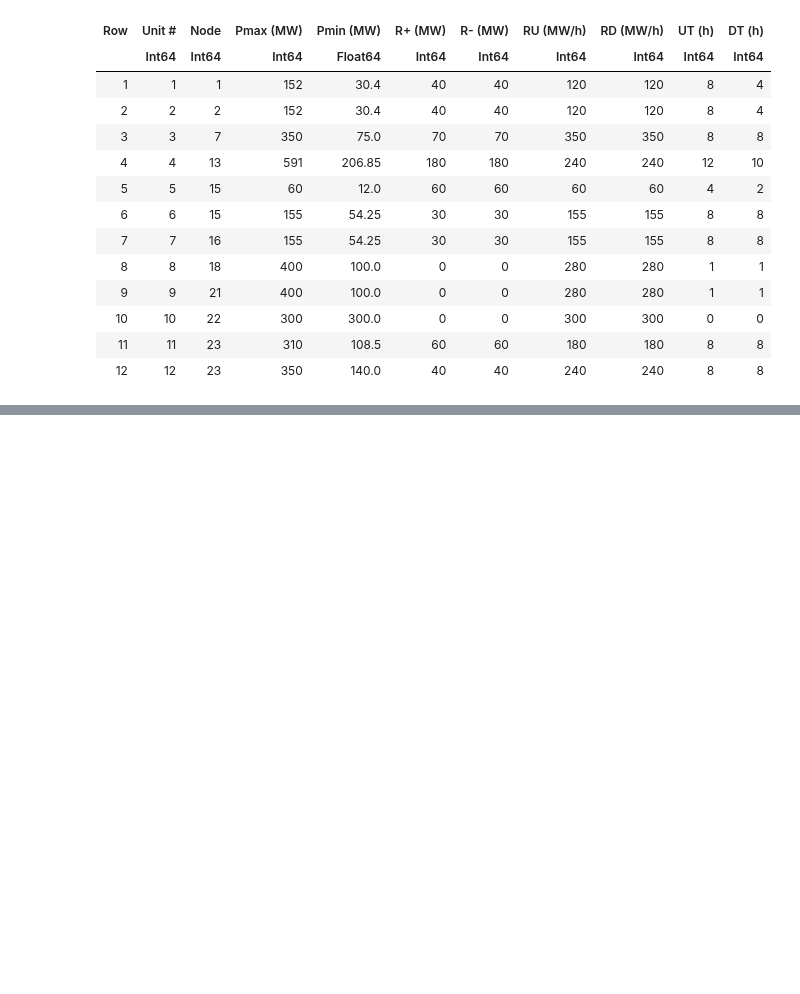
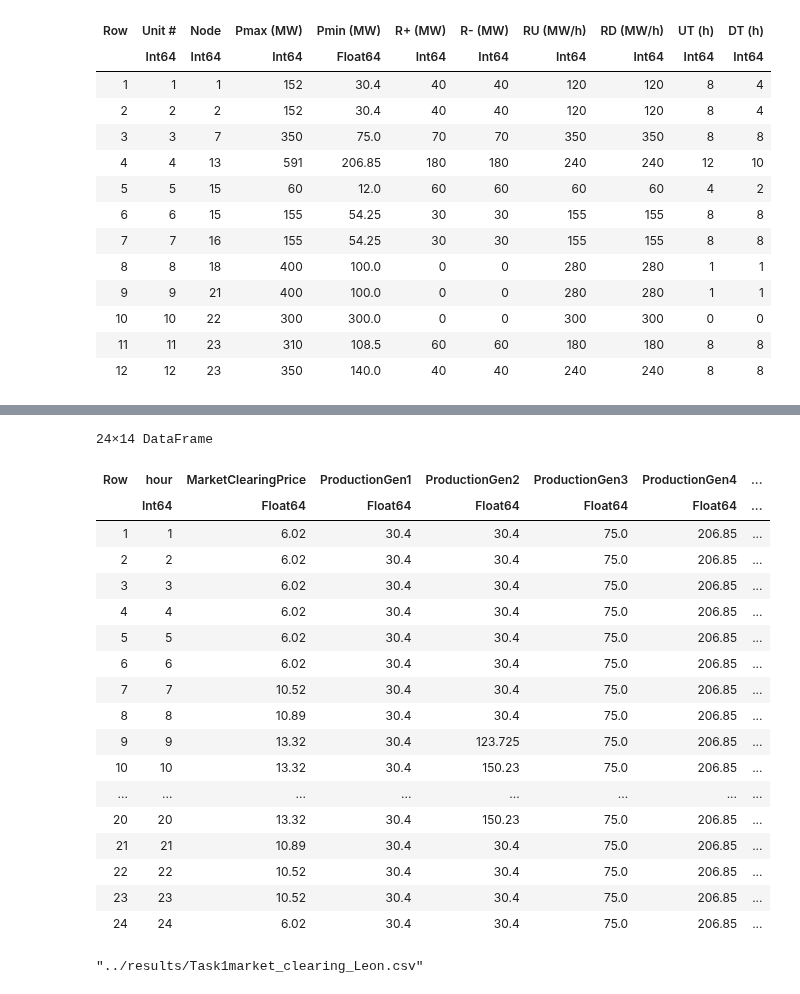
Before and after one commit to Max-f123/Renewables_in_Electricity_Markets, a Jupyter notebook: Task1/model1_Leon.ipynb, the cells around one changed output, grey strips where cells are left out. Drawn from its saved outputs; the diff is of its cells as text; code cells hidden in the pictures; blank space fills up the shorter version.

Commit message:
Complete Simple market clearing and included the calculation of the market clrearing price

```diff
--- a/Task1/model1_Leon.ipynb
+++ b/Task1/model1_Leon.ipynb
@@ -27,3 +27,12 @@ capacity = CSV.File("../data/technical_data_generation.csv") |> DataFrame
 | 10 | 10 | 22 | 300 | 300.0 | 0 | 0 | 300 | 300 | 0 | 0 |
 | 11 | 11 | 23 | 310 | 108.5 | 60 | 60 | 180 | 180 | 8 | 8 |
 | 12 | 12 | 23 | 350 | 140.0 | 40 | 40 | 240 | 240 | 8 | 8 |
+# %%
+#Initialize data frame for outcome of optimization problem
+MarketClearingResults_df = DataFrame(hour=Int[],MarketClearingPrice = Float64[])
+
+#Add production and profit column for each generator
+for i in 1:size(offer, 1)
+    MarketClearingResults_df[!, Symbol("ProductionGen$i")] = Float64[]
+    #MarketClearingResults_df[!, Symbol("ProfitGen$i")] = Float64[]
+end
@@ -29,0 +108,27 @@ capacity = CSV.File("../data/technical_data_generation.csv") |> DataFrame
+# %%
+MarketClearingResults_df
+# %% [output]
+24×14 DataFrame
+| Row | hour | MarketClearingPrice | ProductionGen1 | ProductionGen2 | ProductionGen3 | ProductionGen4 | ... |
+|  | Int64 | Float64 | Float64 | Float64 | Float64 | Float64 | ... |
+| 1 | 1 | 6.02 | 30.4 | 30.4 | 75.0 | 206.85 | ... |
+| 2 | 2 | 6.02 | 30.4 | 30.4 | 75.0 | 206.85 | ... |
+| 3 | 3 | 6.02 | 30.4 | 30.4 | 75.0 | 206.85 | ... |
+| 4 | 4 | 6.02 | 30.4 | 30.4 | 75.0 | 206.85 | ... |
+| 5 | 5 | 6.02 | 30.4 | 30.4 | 75.0 | 206.85 | ... |
+| 6 | 6 | 6.02 | 30.4 | 30.4 | 75.0 | 206.85 | ... |
+| 7 | 7 | 10.52 | 30.4 | 30.4 | 75.0 | 206.85 | ... |
+| 8 | 8 | 10.89 | 30.4 | 30.4 | 75.0 | 206.85 | ... |
+| 9 | 9 | 13.32 | 30.4 | 123.725 | 75.0 | 206.85 | ... |
+| 10 | 10 | 13.32 | 30.4 | 150.23 | 75.0 | 206.85 | ... |
+| ... | ... | ... | ... | ... | ... | ... | ... |
+| 20 | 20 | 13.32 | 30.4 | 150.23 | 75.0 | 206.85 | ... |
+| 21 | 21 | 10.89 | 30.4 | 30.4 | 75.0 | 206.85 | ... |
+| 22 | 22 | 10.52 | 30.4 | 30.4 | 75.0 | 206.85 | ... |
+| 23 | 23 | 10.52 | 30.4 | 30.4 | 75.0 | 206.85 | ... |
+| 24 | 24 | 6.02 | 30.4 | 30.4 | 75.0 | 206.85 | ... |
+# %%
+#save result_df to csv
+CSV.write("../results/Task1market_clearing_Leon.csv", MarketClearingResults_df)
+# %% [output]
+"../results/Task1market_clearing_Leon.csv"
```
Also changed, not shown: parts of 2 cells of this notebook, 2 other files.
